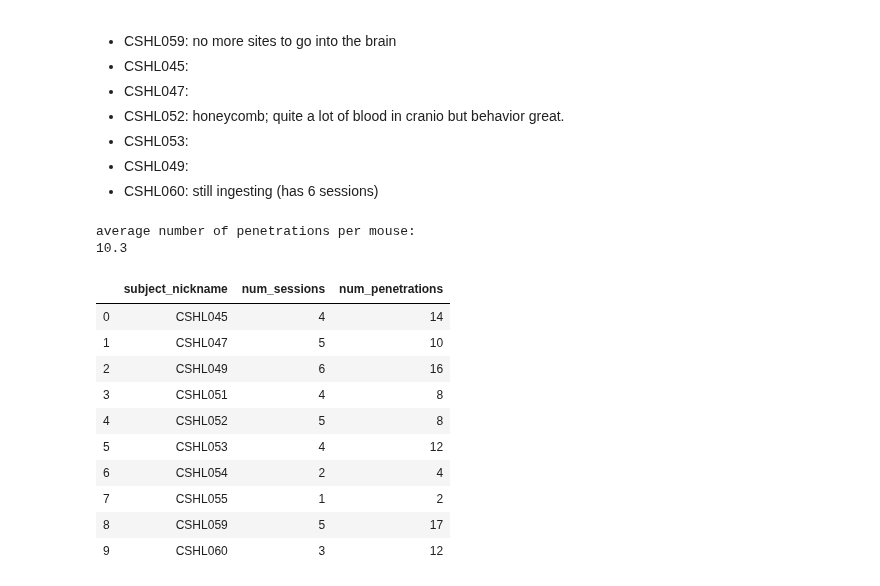
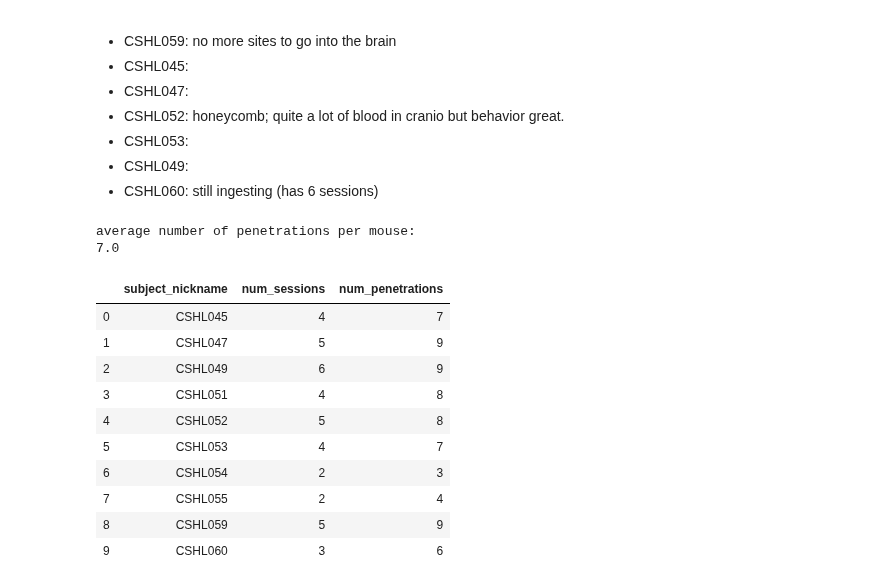
Before and after one commit to int-brain-lab/analysis, a Jupyter notebook: python/ephys_yield_anneu.ipynb, the cells around one changed output. Drawn from its saved outputs; the diff is of its cells as text; code cells hidden in the pictures.

```diff
--- a/python/ephys_yield_anneu.ipynb
+++ b/python/ephys_yield_anneu.ipynb
@@ -100,28 +102,29 @@ all_ephys_sess = (subject.Subject & 'subject_birth_date > "2019-03-01"') \
     * (subject.SubjectProject & 'subject_project = "ibl_neuropixel_brainwide_01"') \
     * (subject.SubjectLab & 'lab_name = "churchlandlab"') \
     * (acquisition.Session & 'task_protocol LIKE "%ephysChoice%"') \
-    * ephys.ProbeInsertion * ephys.ProbeTrajectory
+    * ephys.ProbeInsertion * (ephys.ProbeTrajectory & 'insertion_data_source = "Micro-manipulator"')
 all_ephys_sess = all_ephys_sess.fetch(format='frame').reset_index()
 # %%
 ### for those mice with ephys data, how many sessions?
 yield_permouse = all_ephys_sess.groupby(['subject_nickname'])['session_start_time', 'probe_trajectory_uuid'].nunique().reset_index()
 yield_permouse.rename(columns={'session_start_time':'num_sessions', 'probe_trajectory_uuid':'num_penetrations'}, inplace=True)
+assert ((yield_permouse['num_sessions'] * 2 >= yield_permouse['num_penetrations']).all() == True)
 
 print('average number of penetrations per mouse:')
 print(yield_permouse['num_penetrations'].mean())
 
 yield_permouse.sort_values(by='subject_nickname')
 # %% [output]
 average number of penetrations per mouse:
-10.3
+7.0
 |  | subject_nickname | num_sessions | num_penetrations |
-| 0 | CSHL045 | 4 | 14 |
-| 1 | CSHL047 | 5 | 10 |
-| 2 | CSHL049 | 6 | 16 |
+| 0 | CSHL045 | 4 | 7 |
+| 1 | CSHL047 | 5 | 9 |
+| 2 | CSHL049 | 6 | 9 |
 | 3 | CSHL051 | 4 | 8 |
 | 4 | CSHL052 | 5 | 8 |
-| 5 | CSHL053 | 4 | 12 |
-| 6 | CSHL054 | 2 | 4 |
-| 7 | CSHL055 | 1 | 2 |
-| 8 | CSHL059 | 5 | 17 |
-| 9 | CSHL060 | 3 | 12 |
+| 5 | CSHL053 | 4 | 7 |
+| 6 | CSHL054 | 2 | 3 |
+| 7 | CSHL055 | 2 | 4 |
+| 8 | CSHL059 | 5 | 9 |
+| 9 | CSHL060 | 3 | 6 |
```
Also changed, not shown: parts of 1 cell of this notebook, 3 other files.
